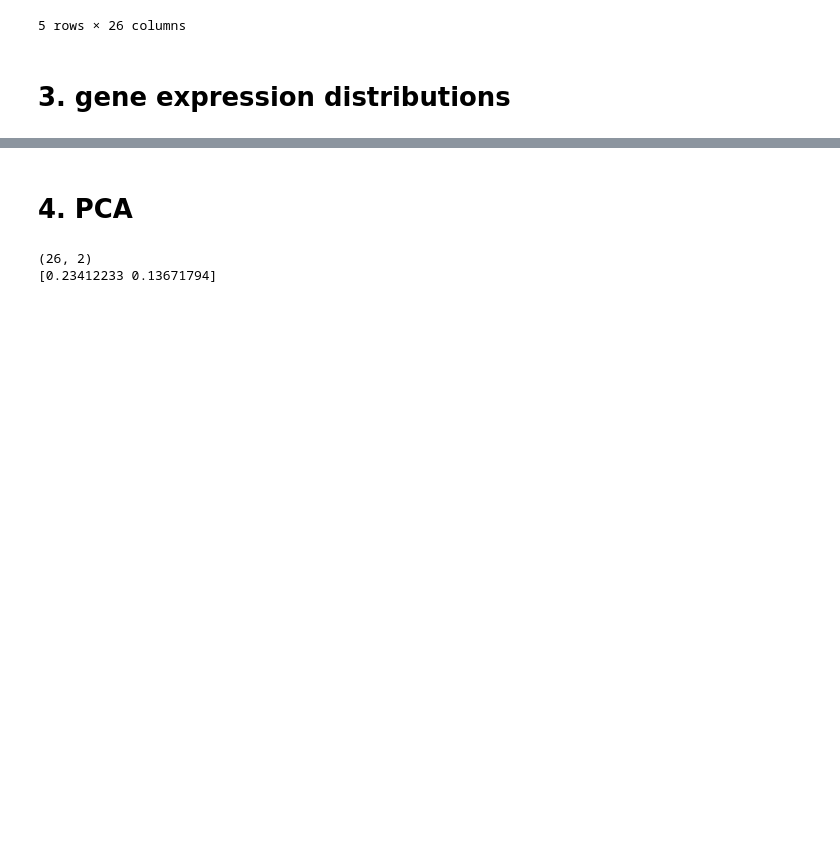
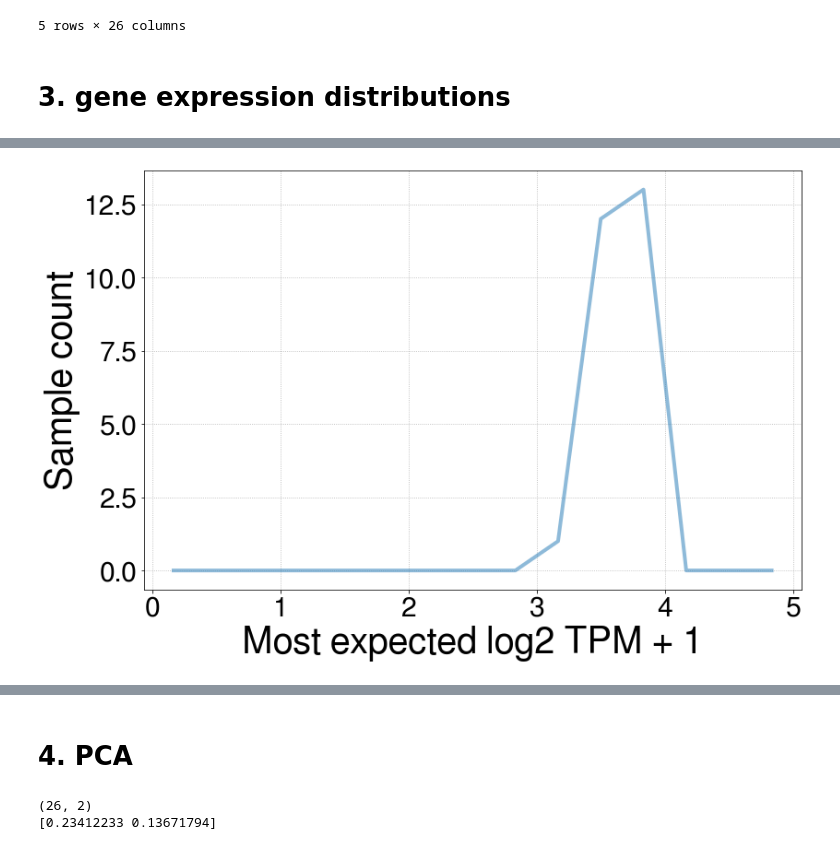
Before and after one commit to adelomana/egoi, a Jupyter notebook: gene_expression_analysis/gene_level_tpm_finder/gene expression distribution.ipynb, the cells around one changed output, grey strips where cells are left out. Drawn from its saved outputs; the diff is of its cells as text; code cells hidden in the pictures; blank space fills up the shorter version.

```diff
--- a/gene_expression_analysis/gene_level_tpm_finder/gene expression distribution.ipynb
+++ b/gene_expression_analysis/gene_level_tpm_finder/gene expression distribution.ipynb
@@ -100,0 +130,13 @@ print(absolute_max)
+# %%
+hist, bin_edges = numpy.histogram(most_likely_expressions, bins=15, range=(0, 5))
+half_bin = (bin_edges[1] - bin_edges[0])/2
+x = bin_edges + half_bin
+x = x[:-1]
+
+matplotlib.pyplot.plot(x, hist, '-', lw=4, alpha=1/2)
+matplotlib.pyplot.grid(ls=':')
+matplotlib.pyplot.xlabel('Most expected log2 TPM + 1')
+matplotlib.pyplot.ylabel('Sample count')
+matplotlib.pyplot.tight_layout()
+# %% [output]
+[figure, added]
```
Also changed, not shown: parts of 9 cells of this notebook, 1 other file.
